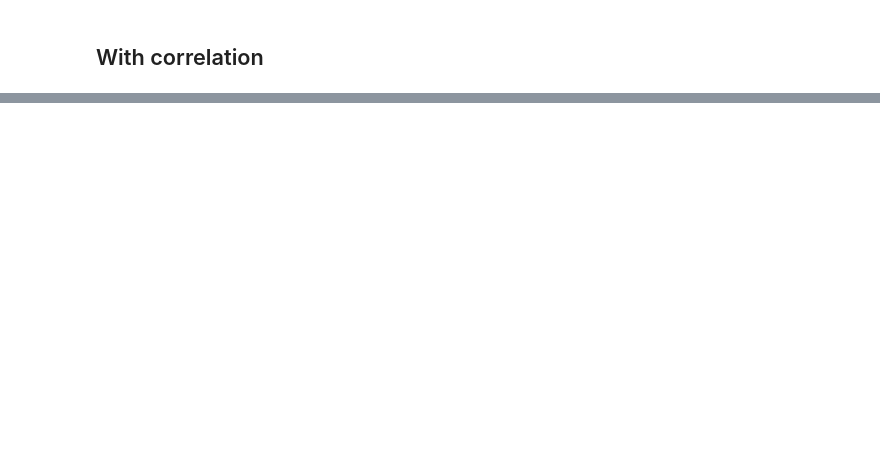
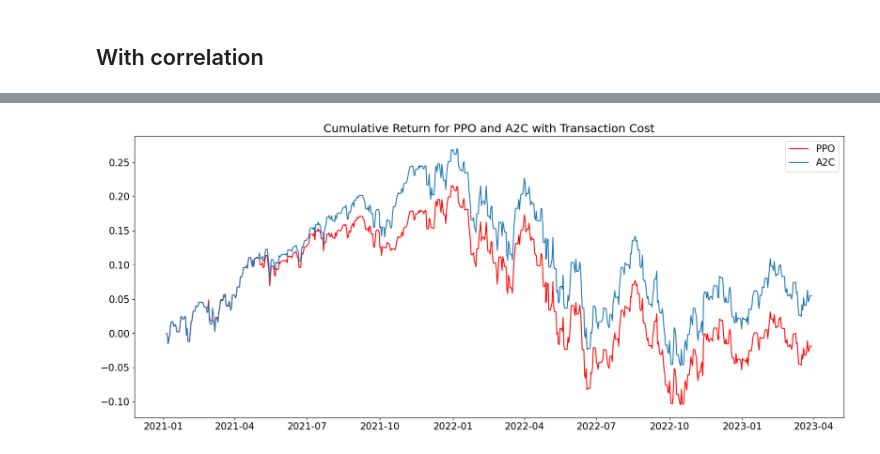
Before and after one commit to siddhi47/rl-project, a Jupyter notebook: notebooks/single-stock.ipynb, the cells around one changed output, grey strips where cells are left out. Drawn from its saved outputs; the diff is of its cells as text; code cells hidden in the pictures; blank space fills up the shorter version.

```diff
--- a/notebooks/single-stock.ipynb
+++ b/notebooks/single-stock.ipynb
@@ -165,13 +165,13 @@ df_corr = pd.concat([data_clean, bit_cor_df['cor_bit'],eth_cor_df['cor_eth']], a
 # %%
-train = df_corr[(data_clean.date>='2017-08-17') & (df_corr.date<'2022-03-29')]
+train = df_corr[(data_clean.date>=TRAIN_START_DATE) & (df_corr.date<TRAIN_END_DATE)]
 # the index needs to start from 0
 train=train.reset_index(drop=True)
 # %%
 model_dict = {}
 for m in model_list:
     print(30*"=", m, 30*"=")
-    env_train = DummyVecEnv([lambda: SingleStockEnv(train,feat_list=['macd','rsi','cor_bit','cor_eth'])])
+    env_train = DummyVecEnv([lambda: SingleStockEnv(train,balance = INITIAL_BALANCE, feat_list=['macd','rsi','macds', 'cor_bit','cor_eth'])])
     model = RLModels(m, env_train)
-    model.train(total_timesteps=200000)
-    model.save('AAPL_ppo_100k')
+    model.train(total_timesteps=TIMESTEP)
+    model.save(f'stock_corr_{m}_{TIMESTEP}')
     model_dict.update({m:model})
@@ -178,12 +196,12 @@ for m in model_list:
 # %%
-test = df_corr[(df_corr.date>='2022-03-29') ]
+test = df_corr[(df_corr.date>=TRAIN_END_DATE) ]
 # the index needs to start from 0
 test=test.reset_index(drop=True)
 # %%
 cum_return = {}
 for m in model_list:
     model = model_dict[m]
-    env_test = DummyVecEnv([lambda: SingleStockEnv(test,feat_list=['macd','rsi'])])
+    env_test = DummyVecEnv([lambda: SingleStockEnv(test, balance = INITIAL_BALANCE, feat_list=['macd','rsi','macds','cor_bit','cor_eth'])])
     obs_test = env_test.reset()
     print("==============Model Prediction===========")
     for i in range(len(test.index.unique())):
@@ -194,5 +212,7 @@ for m in model_list:
     df_total_value=pd.read_csv('account_value.csv',index_col=0)
     df_total_value.columns = ['account_value']
     df_total_value['daily_return']=df_total_value.pct_change(1)
+    annual_return = ((df_total_value['daily_return'].mean()+1)**252-1)*100
+    print("annual return: ", annual_return)
 
     cum_return.update({m: (df_total_value.account_value.pct_change(1)+1).cumprod()-1})
@@ -198,0 +236,23 @@ for m in model_list:
+# %%
+test = data_clean[(data_clean.date>=TRAIN_END_DATE) ][3:]
+test['date'] = pd.to_datetime(test['date'])
+
+# the index needs to start from 0
+
+test=test.reset_index(drop=True)
+%matplotlib inline
+fig, ax = plt.subplots(figsize=(20, 8))
+
+plt.plot(test.date, cum_return['ppo'], color='red',label = "PPO")
+plt.plot(test.date, cum_return['a2c'], label = "A2C")
+# plt.plot(test.date, cum_return['ddpg'], color = 'green', label = "DDPG")
+
+plt.title("Cumulative Return for PPO and A2C with Transaction Cost",size= 18)
+plt.legend()
+plt.rc('legend',fontsize=15)
+plt.rc('xtick', labelsize=15)
+plt.rc('ytick', labelsize=15)
+# plt.gca().xaxis.set_tick_params(rotation = 30, labelsize=3,)
+plt.locator_params(axis='x', nbins=1)
+# %% [output]
+[figure, added]
```
Also changed, not shown: parts of 25 cells of this notebook, 1 other file.
